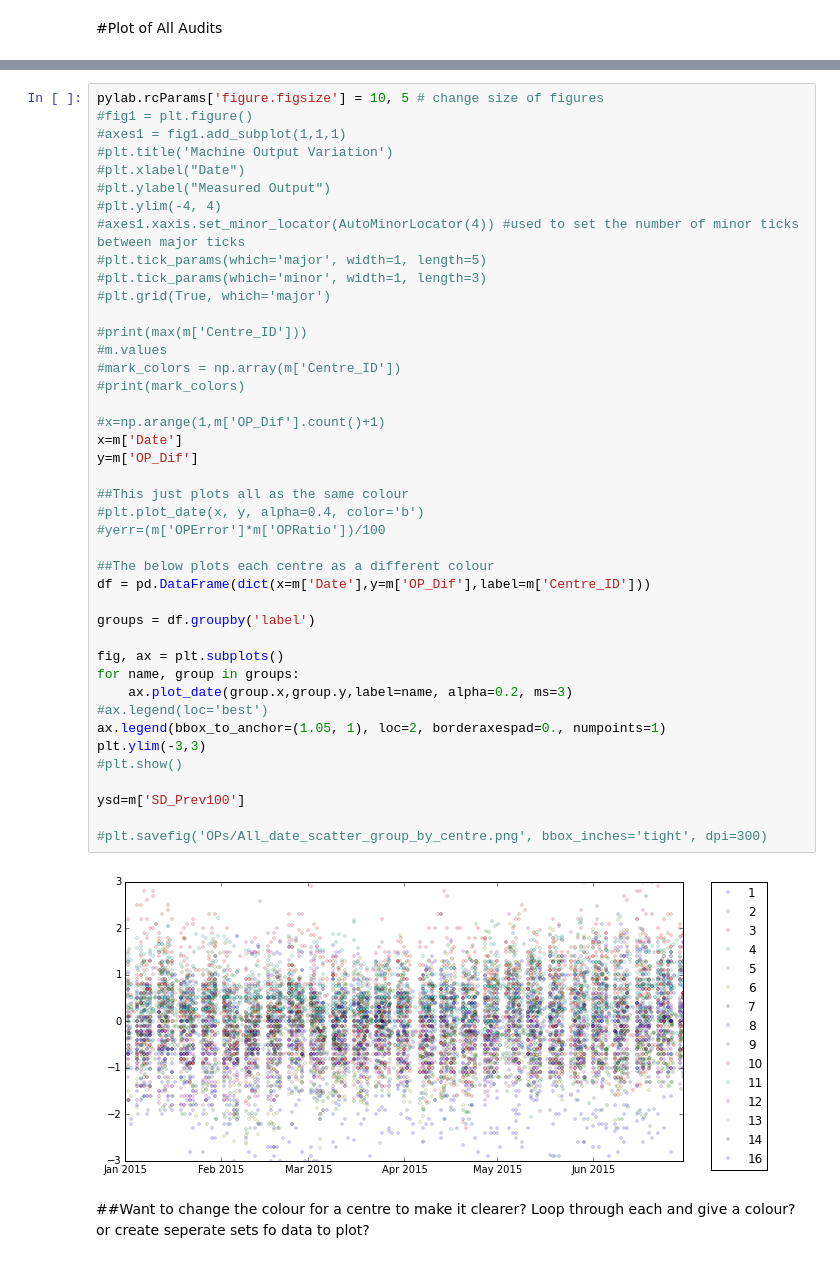
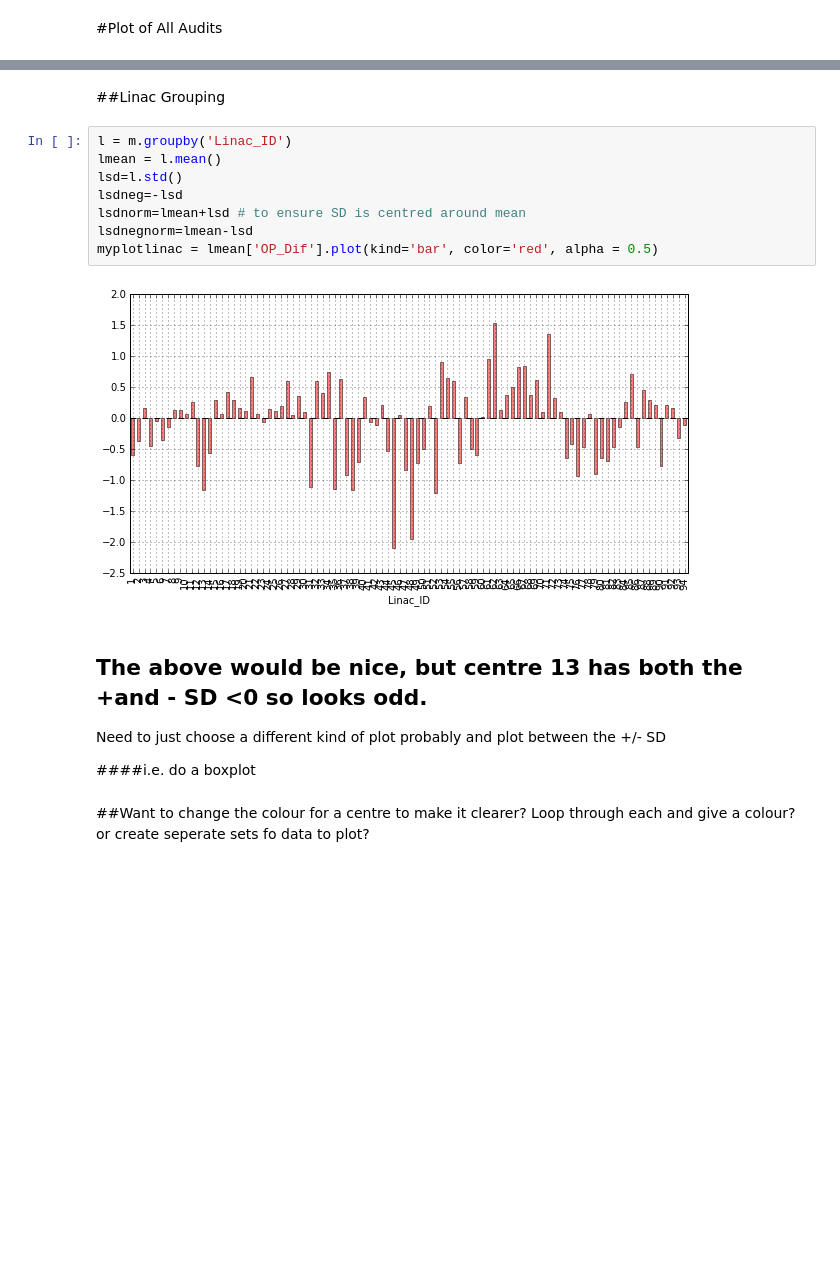
Before and after one commit to mbolt01/InitialCode, a Jupyter notebook: OP Data Plots.ipynb, the cells around one changed output, grey strips where cells are left out. Cells and saved outputs as stored; diff of their text form; blank space fills up the shorter version.

```diff
--- a/OP Data Plots.ipynb
+++ b/OP Data Plots.ipynb
@@ -181,46 +210,20 @@ plt.title("Mean for each centre")
-# %%
-pylab.rcParams['figure.figsize'] = 10, 5 # change size of figures
-#fig1 = plt.figure()
-#axes1 = fig1.add_subplot(1,1,1)
-#plt.title('Machine Output Variation')
-#plt.xlabel("Date")
-#plt.ylabel("Measured Output")
-#plt.ylim(-4, 4)
-#axes1.xaxis.set_minor_locator(AutoMinorLocator(4)) #used to set the number of minor ticks between major ticks
-#plt.tick_params(which='major', width=1, length=5)
-#plt.tick_params(which='minor', width=1, length=3)
-#plt.grid(True, which='major')
-
-#print(max(m['Centre_ID']))
-#m.values
-#mark_colors = np.array(m['Centre_ID'])
-#print(mark_colors)
-
-#x=np.arange(1,m['OP_Dif'].count()+1)
-x=m['Date']
-y=m['OP_Dif']
-
-##This just plots all as the same colour
-#plt.plot_date(x, y, alpha=0.4, color='b')
-#yerr=(m['OPError']*m['OPRatio'])/100
-
-##The below plots each centre as a different colour
-df = pd.DataFrame(dict(x=m['Date'],y=m['OP_Dif'],label=m['Centre_ID']))
-
-groups = df.groupby('label')
-
-fig, ax = plt.subplots()
-for name, group in groups:
-    ax.plot_date(group.x,group.y,label=name, alpha=0.2, ms=3)
-#ax.legend(loc='best')
-ax.legend(bbox_to_anchor=(1.05, 1), loc=2, borderaxespad=0., numpoints=1)
-plt.ylim(-3,3)
-#plt.show()
-
-ysd=m['SD_Prev100']
-
-#plt.savefig('OPs/All_date_scatter_group_by_centre.png', bbox_inches='tight', dpi=300)
-# %% [output]
-[figure, removed]
+# %% [markdown]
+##Linac Grouping
+# %%
+l = m.groupby('Linac_ID')
+lmean = l.mean()
+lsd=l.std()
+lsdneg=-lsd
+lsdnorm=lmean+lsd # to ensure SD is centred around mean
+lsdnegnorm=lmean-lsd
+myplotlinac = lmean['OP_Dif'].plot(kind='bar', color='red', alpha = 0.5)
+# %% [output]
+[figure, added]
+# %% [markdown]
+## The above would be nice, but centre 13 has both the +and - SD <0 so looks odd.
+
+Need to just choose a different kind of plot probably and plot between the +/- SD
+
+####i.e. do a boxplot
 # %% [markdown]
 ##Want to change the colour for a centre to make it clearer? Loop through each and give a colour? or create seperate sets fo data to plot?
```
Also changed, not shown: parts of 11 cells of this notebook, 1 other file.
